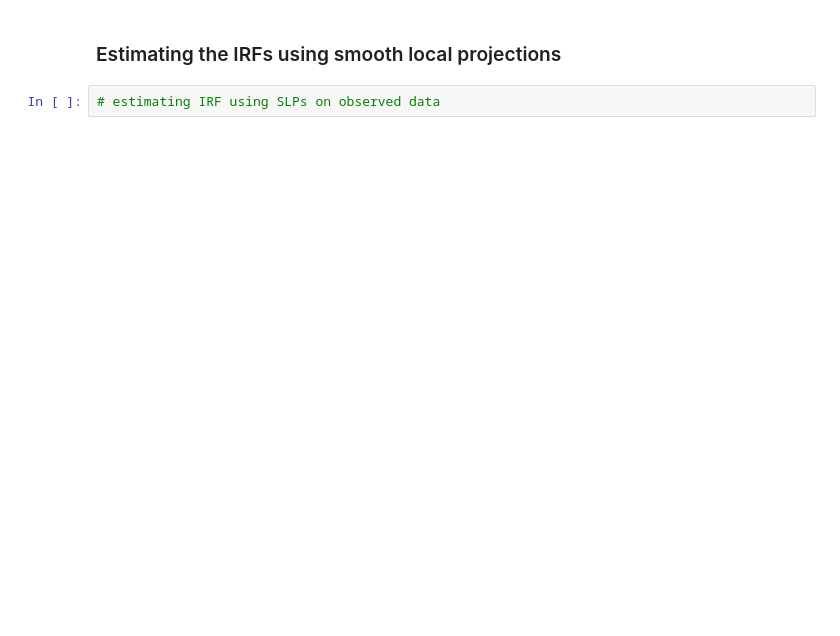
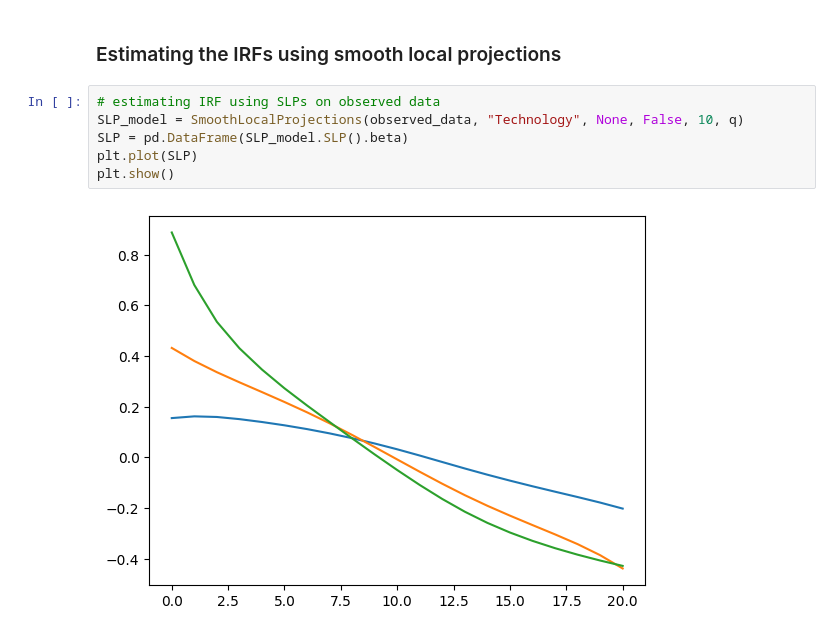
Before and after one commit to matt-dot-k/econ-622-project, a Jupyter notebook: example_notebooks/simple_RBC.ipynb, the cells around one changed output. Drawn from its saved outputs; the diff is of its cells as text; blank space fills up the shorter version.

```diff
--- a/example_notebooks/simple_RBC.ipynb
+++ b/example_notebooks/simple_RBC.ipynb
@@ -143,3 +149,9 @@ plt.show()
 ### Estimating the IRFs using smooth local projections
 # %%
 # estimating IRF using SLPs on observed data
+SLP_model = SmoothLocalProjections(observed_data, "Technology", None, False, 10, q)
+SLP = pd.DataFrame(SLP_model.SLP().beta)
+plt.plot(SLP)
+plt.show()
+# %% [output]
+[figure, added]
```
Also changed, not shown: parts of 5 cells of this notebook, 3 other files.
